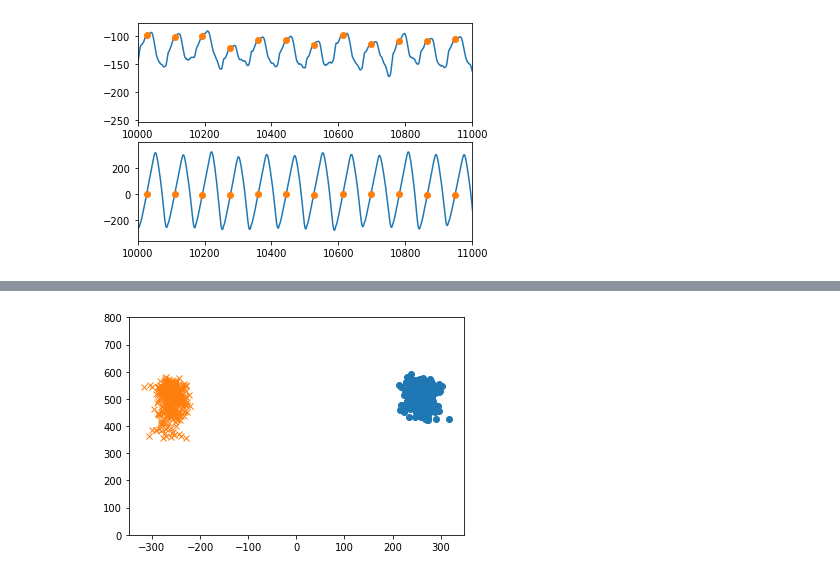
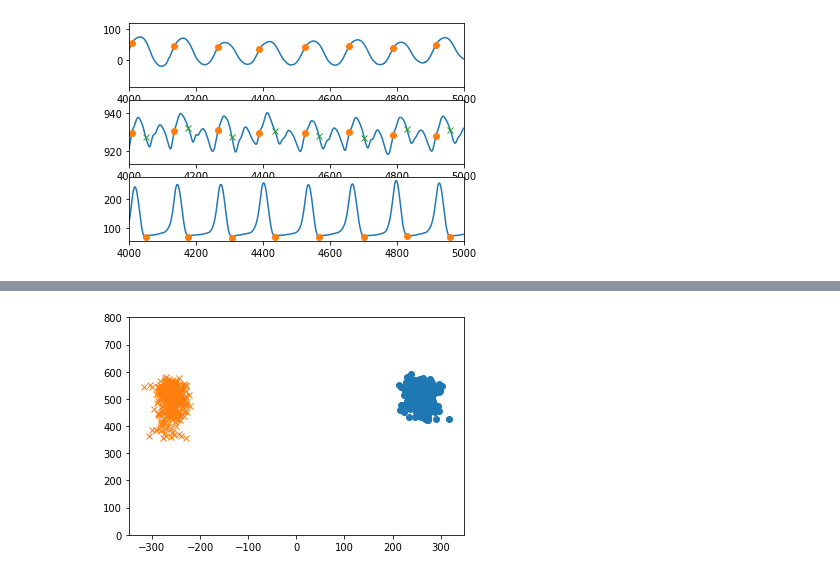
Before and after one commit to inseungkang/learningalgos, a Jupyter notebook: Controller_Inference.ipynb, the cells around one changed output, grey strips where cells are left out. Cells and saved outputs as stored; diff of their text form; code cells hidden in the pictures.

```diff
--- a/Controller_Inference.ipynb
+++ b/Controller_Inference.ipynb
@@ -26,4 +25,5 @@ Successfully installed c3d-0.5.1
 # %%
+#@title Extract marker header location
 # This is mainly for the tied-belt trials
 # Extract maker header location from each c3d files
 
@@ -34,14 +34,11 @@ header_col_list = []
 for filename in file_list:
   reader = c3d.Reader(open(file_dir+filename, 'rb'))
   markerLabel = reader.point_labels
-  markerName = ['RASI','LASI','RPSI','LPSI','RANL','LANL']
+  markerName = ['RASI','LASI','RPSI','LPSI','RHEE','LHEE']
   header_list = []
   for _, name in enumerate(markerName):
     for idx, label in enumerate(markerLabel):
       if name == label.strip():
         header_list.append(idx)
-        # /(idx)
   header_col_list.append(header_list)
-
-# file_list = [i for i in file_list if 'Session1_R' in i]
 # %%
@@ -194,18 +273,25 @@ delta_Q_l = footXY_hc_r - footXY_hc_norm_r
 # %%
-fig, axs = plt.subplots(2)
-range = [10000, 11000]
-COM_Y = com[:,1] - foot_r[:,1]
+fig, axs = plt.subplots(3)
+range = [4000, 5000]
+COM_X = com[:,0]
+COM_Y = com[:,2]
+FOOT_X = foot_l[:,2]
 
-axs[0].plot(COM_X_r)
-axs[0].plot(ms_r, COM_X_r[ms_r], 'o')
+axs[0].plot(COM_X)
+axs[0].plot(ms_r, COM_X[ms_r], 'o')
 
 axs[1].plot(COM_Y)
-# axs[1].plot(com[:,1]- foot_l[:,1])
+axs[1].plot(ms_r, COM_Y[ms_r], 'o')
+axs[1].plot(hc_l, COM_Y[hc_l], 'x')
 
-axs[1].plot(ms_r, COM_Y[ms_r], 'o')
+axs[2].plot(FOOT_X)
+axs[2].plot(hc_l, FOOT_X[hc_l],'o')
+# axs[2].plot(foot_l[:,0]-foot_r[:,0])
+# axs[2].plot(foot_r[:,0]-foot_l[:,0])
 
 axs[0].set_xlim(range)
 axs[1].set_xlim(range)
+axs[2].set_xlim(range)
 plt.show()
 # %% [output]
-[figure, old version]
+[figure, new version]
```
Also changed, not shown: parts of 12 cells of this notebook.
